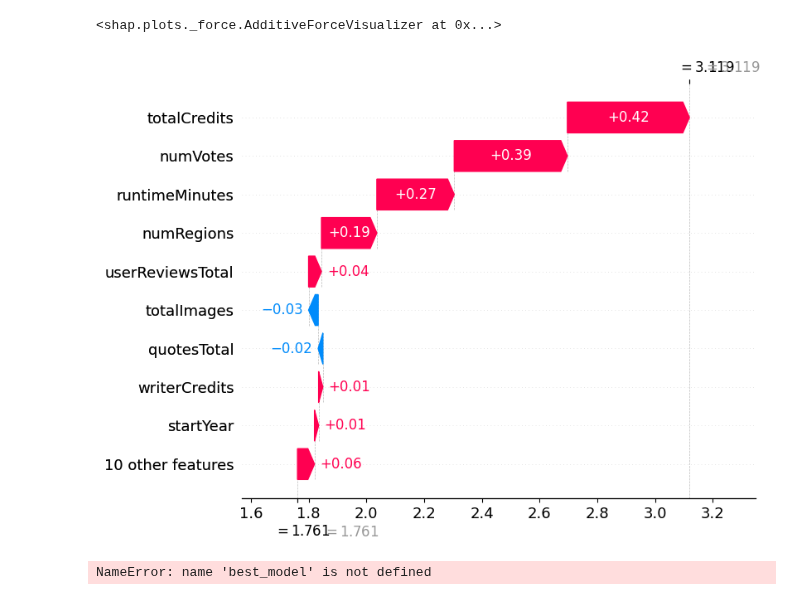
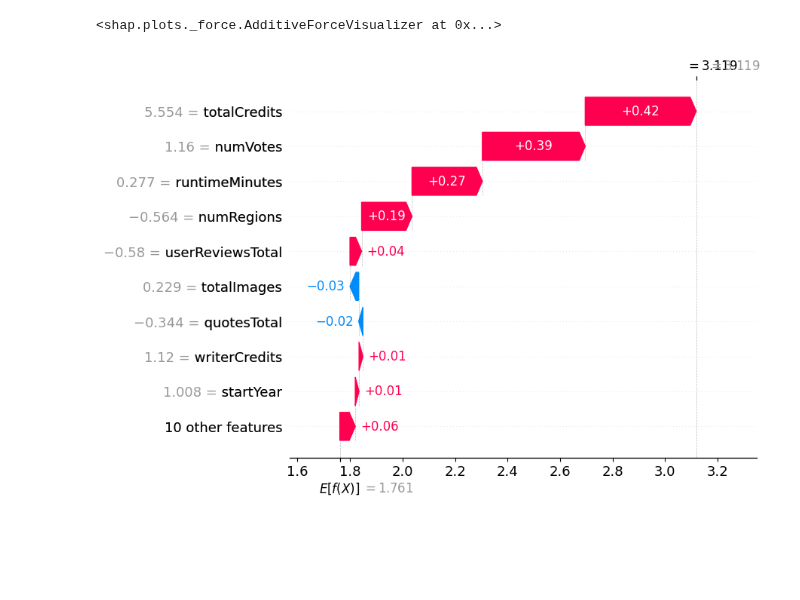
Before and after one commit to luigiascio/Data-Mining-2, a Jupyter notebook: xai_rating_shap.ipynb, the cells around one changed output. Drawn from its saved outputs; the diff is of its cells as text; code cells hidden in the pictures; blank space fills up the shorter version.

```diff
--- a/xai_rating_shap.ipynb
+++ b/xai_rating_shap.ipynb
@@ -470,36 +475,14 @@ shap.force_plot(
 # %%
 from shap.plots._waterfall import waterfall_legacy
 
 # Waterfall plot (statico, utile anche se non sei in Jupyter)
-shap.plots._waterfall.waterfall_legacy(
-    shap_explainer.expected_value[predicted_class_i2e],
-    shap_values_instance,
-    feature_names=features_name
+shap.plots.waterfall(
+    shap.Explanation(
+        values=shap_values_instance,
+        base_values=shap_explainer.expected_value[predicted_class_i2e],
+        data=x_instance_series,
+        feature_names=features_name
+    )
 )
 # %% [output]
-[figure, old version]
+[figure, new version]
-# %%
-#PROVA GRAFICO CORRETTO
-
-# === Ottieni la predizione per quell’istanza ===
-predicted_class_idx = best_model.predict(X_test[i2e].reshape(1, -1))[0]
-predicted_class_label = intervals[predicted_class_idx]
-
-# === Ottieni i valori SHAP e le feature per quella istanza ===
-expl = shap.Explanation(
-    values=shap_vals[i2e, :, predicted_class_idx],
-    base_values=shap_explainer.expected_value[predicted_class_idx],
-    data=X_test_df.iloc[i2e],
-    feature_names=features_name
-)
-
-# === Mostra il waterfall plot ===
-plt.rcParams['text.usetex'] = False  # disabilita LaTeX per evitare bug visuale
-shap.plots.waterfall(expl, show=False)
-
-# === Aggiungi titolo leggibile ===
-plt.title(f"SHAP Waterfall Plot\nIstanza {i2e} – Classe predetta: {predicted_class_label}\nE[f(x)] = {expl.base_values:.3f}", fontsize=12)
-
-plt.show()
-# %% [output]
-NameError: name 'best_model' is not defined
```
Also changed, not shown: parts of 3 cells of this notebook, 1 other file.
